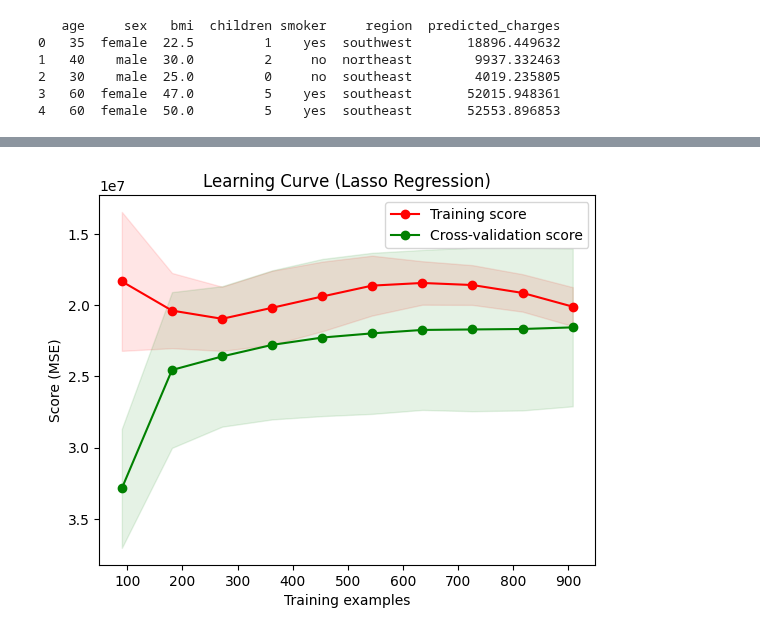
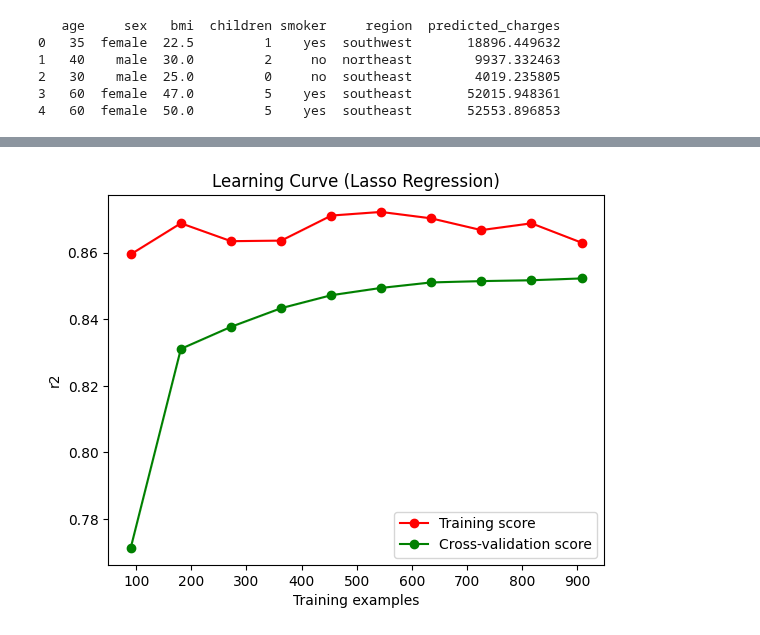
Before and after one commit to Memory77/brief_assurance_reg, a Jupyter notebook: best_model.ipynb, the cells around one changed output, grey strips where cells are left out. Saved outputs shown, nothing was run; the diff lists cells and outputs as text; code cells hidden in the pictures.

Commit message:
ajout de learning curves rmse et r2

```diff
--- a/best_model.ipynb
+++ b/best_model.ipynb
@@ -208,36 +247,36 @@ with open('best_model.pkl', 'wb') as fichier:
 # %%
-from sklearn.model_selection import learning_curve
-import matplotlib.pyplot as plt
-import numpy as np
+#deuxieme learning curve avec r2
+
+
 train_sizes, train_scores, validation_scores = learning_curve(
     estimator = best_model,
     X = X_train,
     y = y_train,
     train_sizes = np.linspace(0.1, 1.0, 10),
     cv = 5,
-    scoring = 'neg_mean_squared_error'
+    scoring = 'r2'
 )
 
-# Calculating mean and standard deviation for training and validation scores
-train_scores_mean = -train_scores.mean(axis = 1)
-train_scores_std = train_scores.std(axis = 1)
-validation_scores_mean = -validation_scores.mean(axis = 1)
-validation_scores_std = validation_scores.std(axis = 1)
+train_scores_mean = train_scores.mean(axis = 1)
+#train_scores_std = train_scores.std(axis = 1)
+validation_scores_mean = validation_scores.mean(axis = 1)
+#validation_scores_std = validation_scores.std(axis = 1)
+
 
 plt.figure()
 plt.title("Learning Curve (Lasso Regression)")
 plt.xlabel("Training examples")
-plt.ylabel("Score (MSE)")
-plt.gca().invert_yaxis()
+plt.ylabel("r2")
+#plt.gca().invert_yaxis()
 
-# Plotting the learning curve
+# tracage
 plt.plot(train_sizes, train_scores_mean, 'o-', color="r", label="Training score")
 plt.plot(train_sizes, validation_scores_mean, 'o-', color="g", label="Cross-validation score")
 
-plt.fill_between(train_sizes, train_scores_mean - train_scores_std, train_scores_mean + train_scores_std, alpha=0.1, color="r")
-plt.fill_between(train_sizes, validation_scores_mean - validation_scores_std, validation_scores_mean + validation_scores_std, alpha=0.1, color="g")
+plt.fill_between(train_sizes, train_scores_mean, train_scores_mean, alpha=0.1, color="r")
+plt.fill_between(train_sizes, validation_scores_mean, validation_scores_mean, alpha=0.1, color="g")
 
 plt.legend(loc="best")
 plt.show()
 # %% [output]
-[figure, old version]
+[figure, new version]
```
Also changed, not shown: parts of 1 cell of this notebook.
